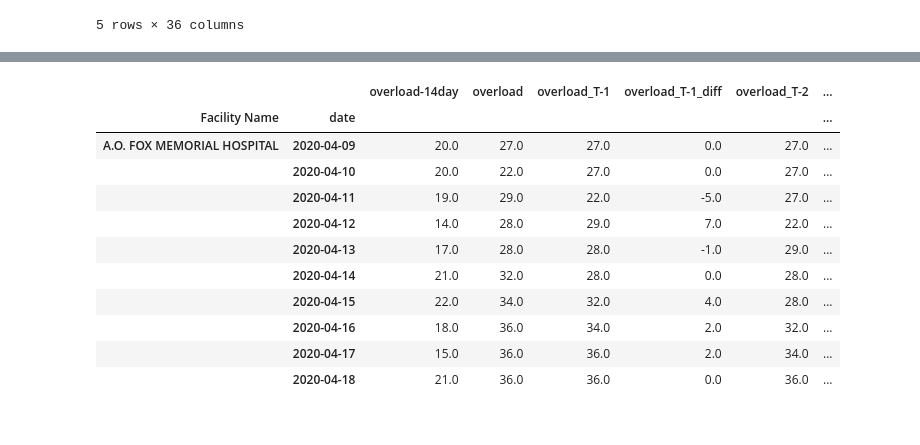
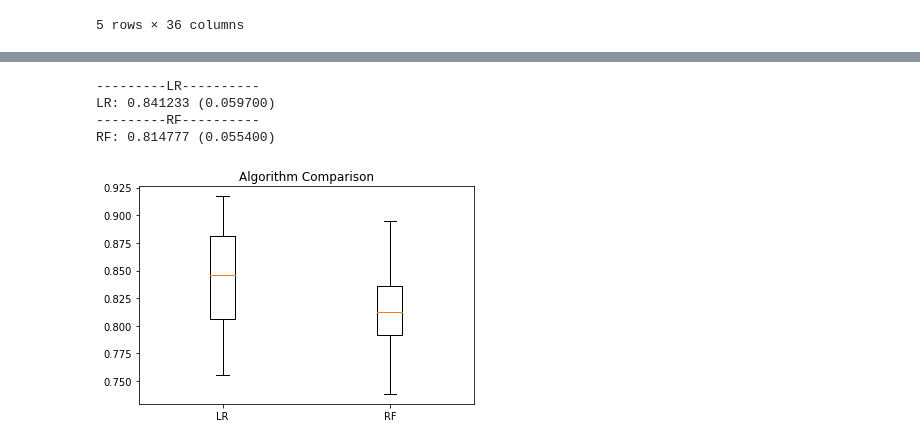
Before and after one commit to AnishaMathur/NY-State-Covid-Analysis, a Jupyter notebook: notebooks/ML3.ipynb, the cells around one changed output, grey strips where cells are left out. Saved outputs shown, nothing was run; the diff lists cells and outputs as text; code cells hidden in the pictures.

```diff
--- a/notebooks/ML3.ipynb
+++ b/notebooks/ML3.ipynb
@@ -100,21 +100,6 @@ subset.tail(10)
 |  | 2021-11-28 | -4.0 | -3.0 | -2.0 | 2.0 | -4.0 | ... |
 |  | 2021-11-29 | 0.0 | -2.0 | -3.0 | -1.0 | -2.0 | ... |
 |  | 2021-11-30 | -2.0 | -5.0 | -2.0 | 1.0 | -3.0 | ... |
-# %%
-subset.head(10)
-# %% [output]
-|  |  | overload-14day | overload | overload_T-1 | overload_T-1_diff | overload_T-2 | ... |
-| Facility Name | date |  |  |  |  |  | ... |
-| A.O. FOX MEMORIAL HOSPITAL | 2020-04-09 | 20.0 | 27.0 | 27.0 | 0.0 | 27.0 | ... |
-|  | 2020-04-10 | 20.0 | 22.0 | 27.0 | 0.0 | 27.0 | ... |
-|  | 2020-04-11 | 19.0 | 29.0 | 22.0 | -5.0 | 27.0 | ... |
-|  | 2020-04-12 | 14.0 | 28.0 | 29.0 | 7.0 | 22.0 | ... |
-|  | 2020-04-13 | 17.0 | 28.0 | 28.0 | -1.0 | 29.0 | ... |
-|  | 2020-04-14 | 21.0 | 32.0 | 28.0 | 0.0 | 28.0 | ... |
-|  | 2020-04-15 | 22.0 | 34.0 | 32.0 | 4.0 | 28.0 | ... |
-|  | 2020-04-16 | 18.0 | 36.0 | 34.0 | 2.0 | 32.0 | ... |
-|  | 2020-04-17 | 15.0 | 36.0 | 36.0 | 2.0 | 34.0 | ... |
-|  | 2020-04-18 | 21.0 | 36.0 | 36.0 | 0.0 | 36.0 | ... |
 # %%
 import sklearn.metrics as metrics
 def regression_results(y_true, y_pred):
@@ -139,13 +124,13 @@ from sklearn.neural_network import MLPRegressor
 from sklearn import linear_model
 from sklearn.model_selection import TimeSeriesSplit, cross_val_score, cross_validate
 from sklearn.neighbors import KNeighborsRegressor
-from xgboost import XGBRegressor
+# from xgboost import XGBRegressor
 
 models = []
 models.append(('LR', LinearRegression()))
 # models.append(('NN', MLPRegressor(solver='lbfgs')))  # neural network
 # models.append(('KNN', KNeighborsRegressor()))
-models.append(('XGB', XGBRegressor()))
+# models.append(('XGB', XGBRegressor()))
 # Ensemble method - collection of many decision trees
 models.append(('RF', RandomForestRegressor(n_estimators=10)))
 # models.append(('SVR', SVR(gamma='auto')))  # kernel = linear
@@ -166,33 +151,39 @@ for name, model in models:
     for train_index, test_index in tscv.split(subset):
         # print("TRAIN:", train_index, "TEST:", test_index)
         X_train, X_test = subset.iloc[train_index].stack(-1).reset_index().pivot_table(values=0, index=['Facility Name', 'date'],
                                                                                        columns='level_2').drop([target], axis=1), subset.iloc[test_index].stack(-1).reset_index().pivot_table(values=0, index=['Facility Name', 'date'], columns='level_2').drop([target], axis=1)
         y_train, y_test = subset.iloc[train_index].stack(-1).reset_index().pivot_table(values=0, index=[
             'Facility Name', 'date'], columns='level_2')[target], subset.iloc[test_index].stack(-1).reset_index().pivot_table(values=0, index=[
                 'Facility Name', 'date'], columns='level_2')[target]
         # print(y_train)
 
         clf = model
         _ = clf.fit(X_train, y_train)
         feature_importances[name].append(_)
 
         preds = clf.predict(X_test)
         # accuracy for the current fold only
         r2score = clf.score(X_test, y_test)
         cv_results.append(r2score)
         # regression_results(y_test, preds)
 
     # cv_results = cross_val_score(
     #     model, X_train, y_train, cv=tscv, scoring='r2')
     cv_results = np.asarray(cv_results)
     results.append(cv_results)
     names.append(name)
     print('%s: %f (%f)' % (name, cv_results.mean(), cv_results.std()))
 
 # Compare Algorithms
 plt.boxplot(results, labels=names)
 plt.title('Algorithm Comparison')
 plt.show()
+# %% [output]
+---------LR----------
+LR: 0.841233 (0.059700)
+---------RF----------
+RF: 0.814777 (0.055400)
+[figure, added]
 # %%
 import importlib
 import helper
```
Also changed, not shown: parts of 2 cells of this notebook, 1 other file.
